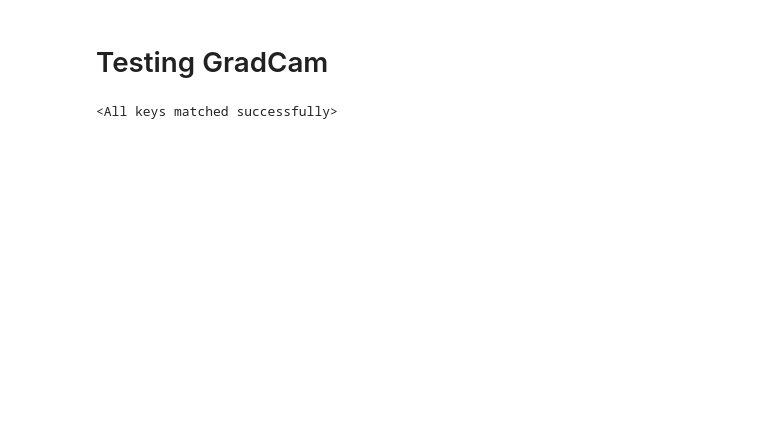
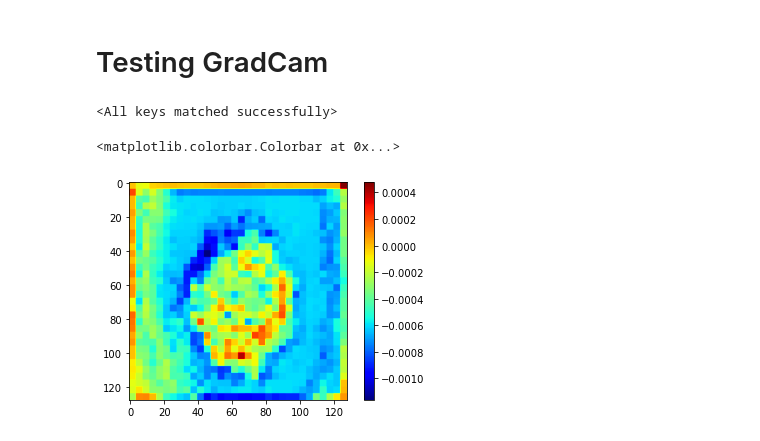
Before and after one commit to HIRIS-Lab/DermaModelOptimization, a Jupyter notebook: notebooks/Interpretability/GradCam.ipynb, the cells around one changed output. Saved outputs shown, nothing was run; the diff lists cells and outputs as text; code cells hidden in the pictures; blank space fills up the shorter version.

Commit message:
Test with LayerGradCam

```diff
--- a/notebooks/Interpretability/GradCam.ipynb
+++ b/notebooks/Interpretability/GradCam.ipynb
@@ -20,7 +20,7 @@ import os
 # Dataset
 # %%
 from derma.dataset import Derma, get_samples_weight
-from torchvision.transforms import Compose, ToTensor, Normalize, RandomHorizontalFlip, RandomVerticalFlip, RandomRotation
+from torchvision.transforms import Compose, ToTensor, Normalize, RandomHorizontalFlip, RandomVerticalFlip, RandomRotation, Resize
 
 transform = Compose([
         RandomHorizontalFlip(),
@@ -45,8 +45,9 @@ train_size = len(dataset) - val_size
 train_set, val_set = random_split(dataset, [train_size, val_size])
 val_set.dataset = val_dataset # Buscar una forma más elegante de hacerlo
 
-train_sampler, _ = get_samples_weight(train_set)
-train_loader = DataLoader(train_set, batch_size=64, shuffle=False, sampler=train_sampler)
+# train_sampler, _ = get_samples_weight(train_set)
+# train_loader = DataLoader(train_set, batch_size=64, shuffle=False, sampler=train_sampler)
 
-val_sampler, _ = get_samples_weight(val_set)
-val_loader = DataLoader(val_set, batch_size=512, shuffle=False, sampler=val_sampler)
+# val_sampler, _ = get_samples_weight(val_set)
+# val_loader = DataLoader(val_set, batch_size=512, shuffle=False, sampler=val_sampler)
+val_loader = DataLoader(val_set, batch_size=512, shuffle=False)
@@ -104,12 +98,25 @@ model.load_state_dict(torch.load(os.path.join(config.RESULT_DIR, 'weights/classi
 # %% [output]
 <All keys matched successfully>
 # %%
-from captum.attr import GuidedGradCam
+from captum.attr import GuidedGradCam, LayerGradCam, LayerAttribution
 
 model.eval()
 model.cpu()
-guided_gc = GuidedGradCam(model, model.features[-1][0])
-inputs, _ = next(iter(train_loader))
+
+inputs, targets = next(iter(val_loader))
+inputs = inputs[:8]
 inputs.requires_grad = True
+
+# guided_gc = GuidedGradCam(model, model.features[-1][0])
+guided_gc = LayerGradCam(model, model.features[2].conv)
+guided_gc.relu_attributions = False
 # %%
 attribution = guided_gc.attribute(inputs, 0)
+# %%
+from matplotlib import pyplot as plt
+upsampled_attr = LayerAttribution.interpolate(attribution, (128, 128))
+plt.imshow(upsampled_attr[1,0].detach(), cmap='jet')
+plt.colorbar()
+# %% [output]
+<matplotlib.colorbar.Colorbar at 0x...>
+[figure, added]
```
Also changed, not shown: parts of 17 cells of this notebook.
